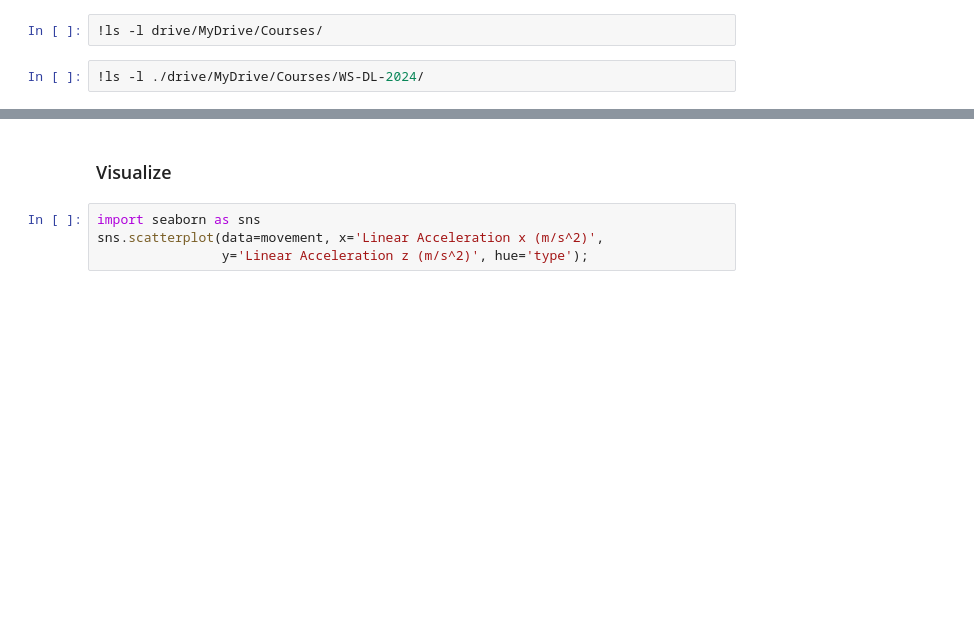
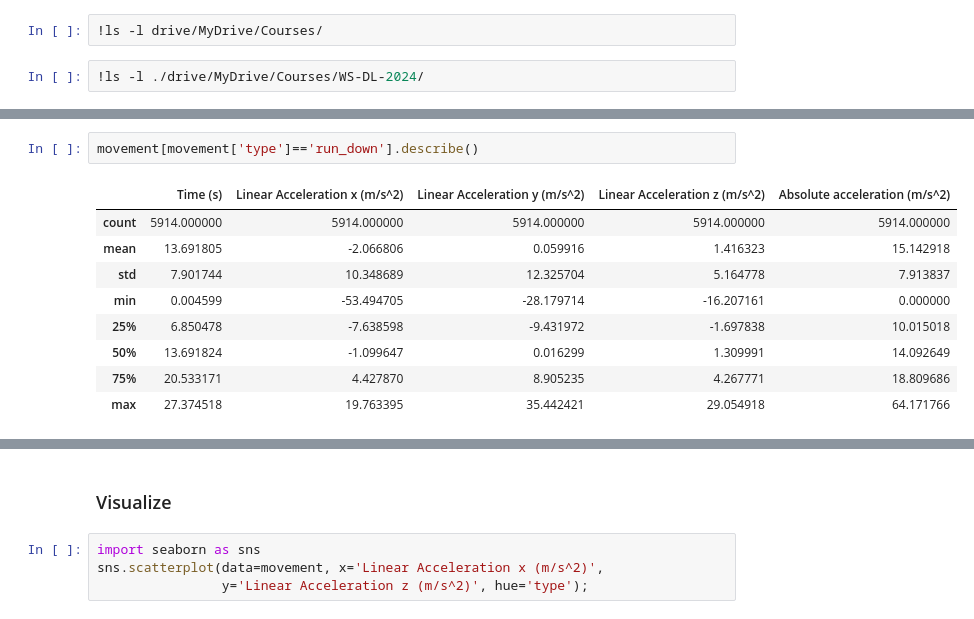
Before and after one commit to Guebco/CAS_ADS_2026_Guebco, a Jupyter notebook: Module 3/1_ML_Concepts.ipynb, the cells around one changed output, grey strips where cells are left out. Cells and saved outputs as stored; diff of their text form; blank space fills up the shorter version.

```diff
--- a/Module 3/1_ML_Concepts.ipynb
+++ b/Module 3/1_ML_Concepts.ipynb
@@ -262,0 +360,12 @@ movement[movement['type']=='jump'].describe()
+# %%
+movement[movement['type']=='run_down'].describe()
+# %% [output]
+|  | Time (s) | Linear Acceleration x (m/s^2) | Linear Acceleration y (m/s^2) | Linear Acceleration z (m/s^2) | Absolute acceleration (m/s^2) |
+| count | 5914.000000 | 5914.000000 | 5914.000000 | 5914.000000 | 5914.000000 |
+| mean | 13.691805 | -2.066806 | 0.059916 | 1.416323 | 15.142918 |
+| std | 7.901744 | 10.348689 | 12.325704 | 5.164778 | 7.913837 |
+| min | 0.004599 | -53.494705 | -28.179714 | -16.207161 | 0.000000 |
+| 25% | 6.850478 | -7.638598 | -9.431972 | -1.697838 | 10.015018 |
+| 50% | 13.691824 | -1.099647 | 0.016299 | 1.309991 | 14.092649 |
+| 75% | 20.533171 | 4.427870 | 8.905235 | 4.267771 | 18.809686 |
+| max | 27.374518 | 19.763395 | 35.442421 | 29.054918 | 64.171766 |
```
Also changed, not shown: parts of 25 cells of this notebook, 17 other files.
